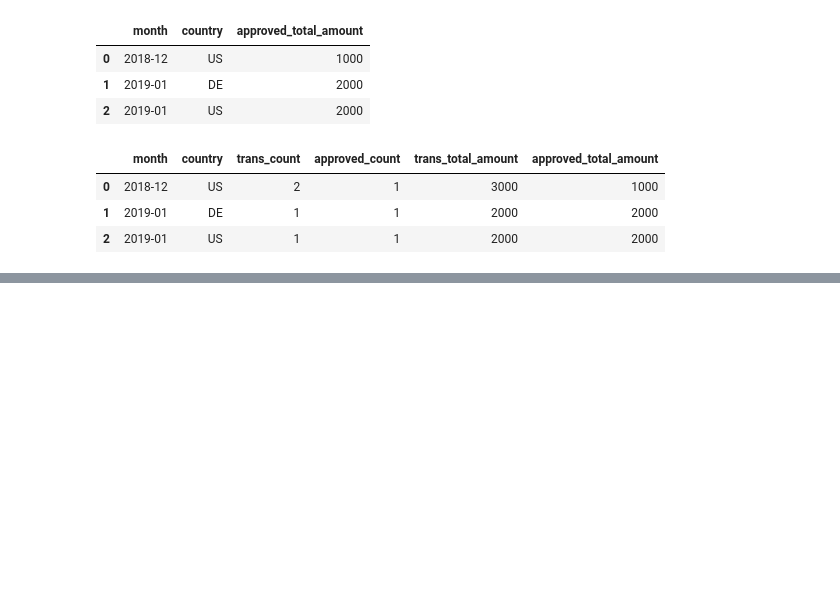
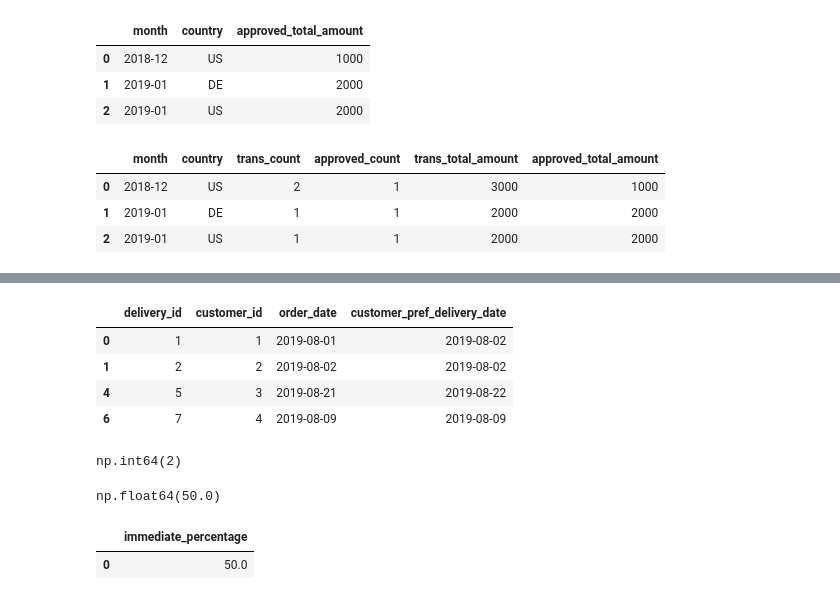
Before and after one commit to Swap-20/Leetcode-Pandas, a Jupyter notebook: Leetcode_Pandas.ipynb, the cells around one changed output, grey strips where cells are left out. Drawn from its saved outputs; the diff is of its cells as text; code cells hidden in the pictures; blank space fills up the shorter version.

```diff
--- a/Leetcode_Pandas.ipynb
+++ b/Leetcode_Pandas.ipynb
@@ -2356,0 +2380,25 @@ df.groupby(['month','country']).agg(
+# %%
+first_orders = df.loc[df.groupby('customer_id')['order_date'].idxmin()]
+first_orders
+# %% [output]
+|  | delivery_id | customer_id | order_date | customer_pref_delivery_date |
+| 0 | 1 | 1 | 2019-08-01 | 2019-08-02 |
+| 1 | 2 | 2 | 2019-08-02 | 2019-08-02 |
+| 4 | 5 | 3 | 2019-08-21 | 2019-08-22 |
+| 6 | 7 | 4 | 2019-08-09 | 2019-08-09 |
+# %%
+immediate_count = (first_orders['order_date'] == first_orders['customer_pref_delivery_date']).sum()
+immediate_count
+# %% [output]
+np.int64(2)
+# %%
+immediate_percentage = round((immediate_count / len(first_orders)) * 100, 2)
+immediate_percentage
+# %% [output]
+np.float64(50.0)
+# %%
+result = pd.DataFrame({'immediate_percentage' : [immediate_percentage]})
+result
+# %% [output]
+|  | immediate_percentage |
+| 0 | 50.0 |
```
Also changed, not shown: parts of 3 cells of this notebook.
